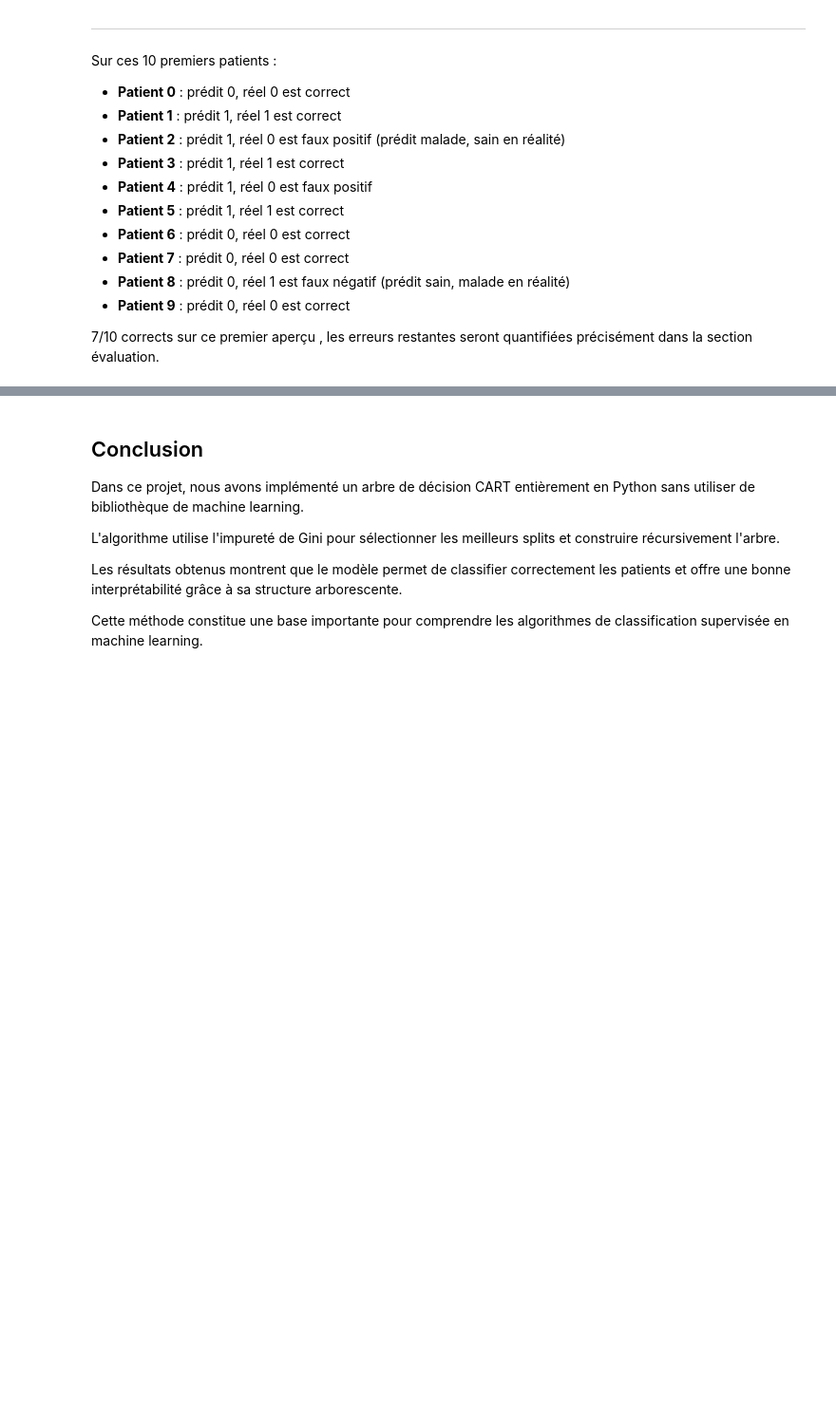
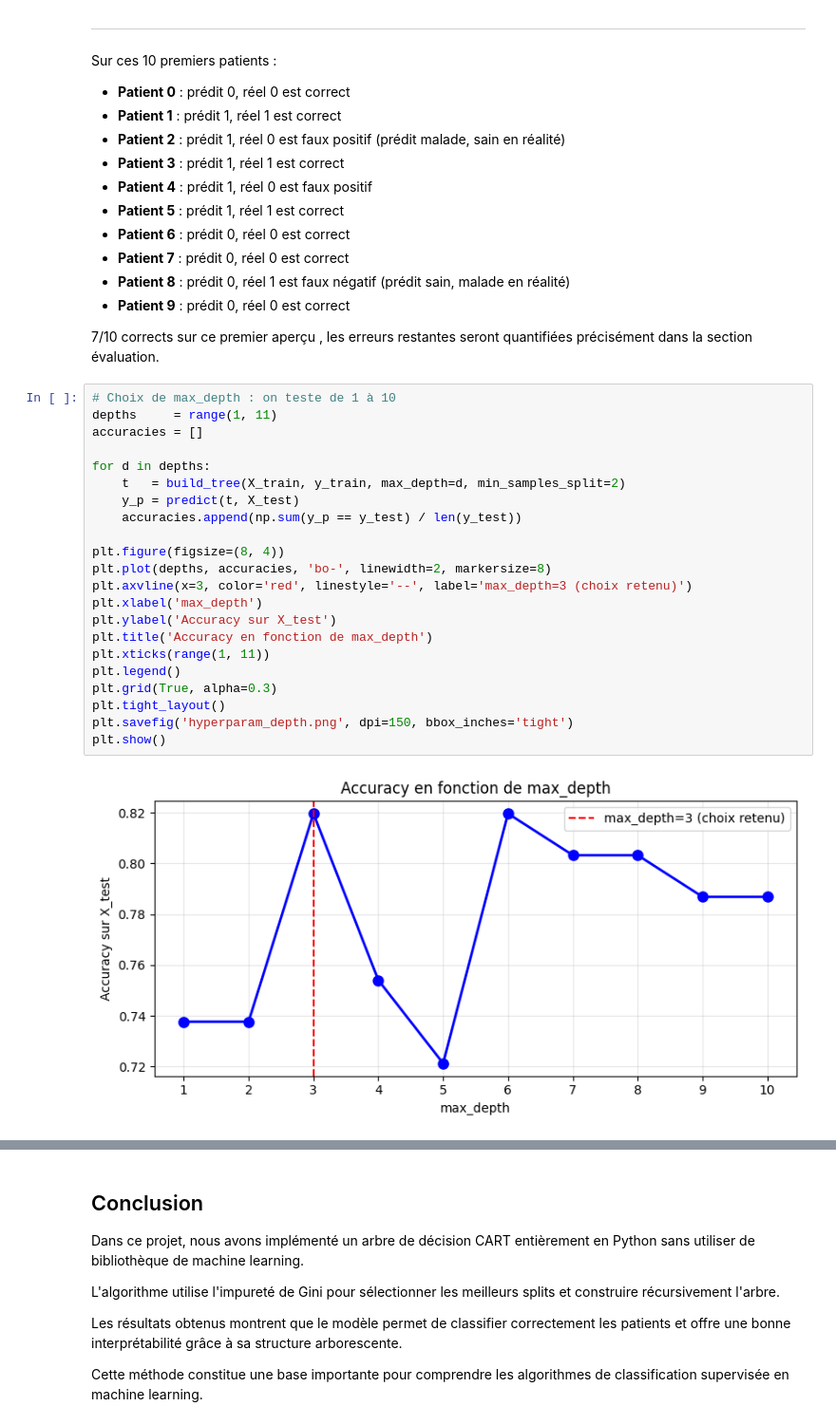
Before and after one commit to gssgsssss/Projet_Arbres_Decision_L3, a Jupyter notebook: Projet_Maths_Info_Arbres_Decision_.ipynb, the cells around one changed output, grey strips where cells are left out. Shown at 95% size. Drawn from its saved outputs; the diff is of its cells as text; blank space fills up the shorter version.

```diff
--- a/Projet_Maths_Info_Arbres_Decision_.ipynb
+++ b/Projet_Maths_Info_Arbres_Decision_.ipynb
@@ -840,3 +904,27 @@ Sur ces 10 premiers patients :
 
 7/10 corrects sur ce premier aperçu , les erreurs restantes seront
 quantifiées précisément dans la section évaluation.
+# %%
+# Choix de max_depth : on teste de 1 à 10
+depths     = range(1, 11)
+accuracies = []
+
+for d in depths:
+    t   = build_tree(X_train, y_train, max_depth=d, min_samples_split=2)
+    y_p = predict(t, X_test)
+    accuracies.append(np.sum(y_p == y_test) / len(y_test))
+
+plt.figure(figsize=(8, 4))
+plt.plot(depths, accuracies, 'bo-', linewidth=2, markersize=8)
+plt.axvline(x=3, color='red', linestyle='--', label='max_depth=3 (choix retenu)')
+plt.xlabel('max_depth')
+plt.ylabel('Accuracy sur X_test')
+plt.title('Accuracy en fonction de max_depth')
+plt.xticks(range(1, 11))
+plt.legend()
+plt.grid(True, alpha=0.3)
+plt.tight_layout()
+plt.savefig('hyperparam_depth.png', dpi=150, bbox_inches='tight')
+plt.show()
+# %% [output]
+[figure, added]
```
Also changed, not shown: parts of 16 cells of this notebook.
